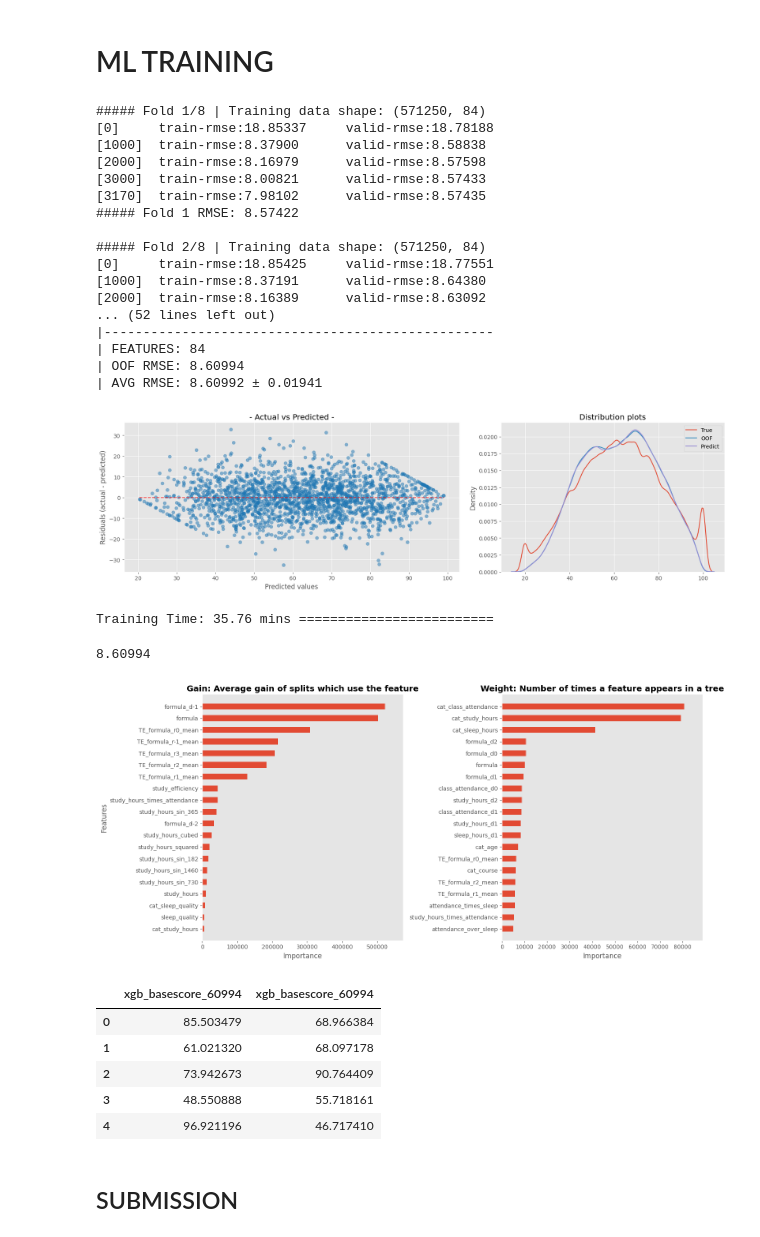
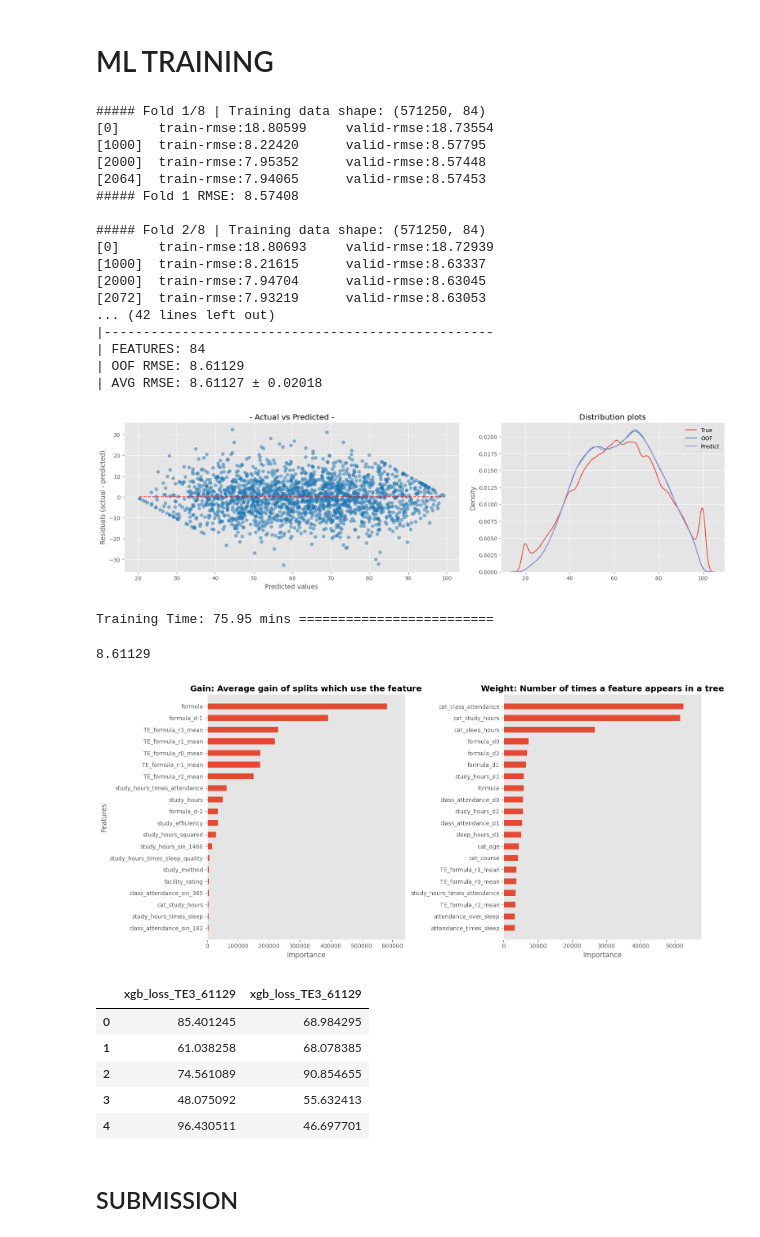
Before and after one commit to coded-sly/ps6e1-Student-Test-Score, a Jupyter notebook: ps6e1-xgb-orig-basescore.ipynb, the cells around one changed output. Cells and saved outputs as stored; diff of their text form; code cells hidden in the pictures.

Commit message:
Kaggle Notebook | ps6e1 | XGB | Orig+BaseScore | ⬆️ v1_lossguide_TE3

```diff
--- a/ps6e1-xgb-orig-basescore.ipynb
+++ b/ps6e1-xgb-orig-basescore.ipynb
@@ -830,12 +830,12 @@ for i, (train_idx, val_idx) in enumerate(kf.split(X)):
         # ---------------------------------------
         'objective': 'reg:squarederror',
         'eval_metric': "rmse",
-        'learning_rate': 0.005,
-        'subsample': 0.85,
+        'learning_rate': 0.008,
+        'subsample': 0.8,
         'colsample_bytree': 0.35,
         'reg_lambda': 3.0,
         # 'reg_alpha': 1.5, # disable for lossguide
-        'min_child_weight': 10,
+        'min_child_weight': 5,
         # 'max_cat_to_onehot': 9,
         'random_state': SEED,
         'verbosity': 0,
@@ -885,53 +885,53 @@ display = PredictionErrorDisplay.from_predictions(
     pd.Series(y), oof_preds, ax=axs[0], subsample=2000,
     # kind = "actual_vs_predicted",
     scatter_kwargs={"alpha": 0.5}, line_kwargs={'color': 'r'},
         )
 axs[0].set_title(f"- Actual vs Predicted -")
 
 LABELS = ['True', 'OOF', 'Predict']
 sns.kdeplot(y, ax=axs[1], label=LABELS[0])
 sns.kdeplot(oof_preds, ax=axs[1], label=LABELS[1])
 sns.kdeplot(test_preds, ax=axs[1], label=LABELS[2])
 axs[1].set_title(f"Distribution plots")
 
 for ax in axs:
     # ax.grid(False)
     ax.spines['top'].set_visible(False)
     ax.spines['right'].set_visible(False)
 
 plt.legend()
 plt.tight_layout()
 plt.show()
 
 tok = time()
 tiktok = (tok-tik) / 60
 print(f"Training Time: {tiktok:.2f} mins {'='*25}")
 # %% [output]
 ##### Fold 1/8 | Training data shape: (571250, 84)
-[0]     train-rmse:18.85337     valid-rmse:18.78188
-[1000]  train-rmse:8.37900      valid-rmse:8.58838
-[2000]  train-rmse:8.16979      valid-rmse:8.57598
-[3000]  train-rmse:8.00821      valid-rmse:8.57433
-[3170]  train-rmse:7.98102      valid-rmse:8.57435
-##### Fold 1 RMSE: 8.57422
+[0]     train-rmse:18.80599     valid-rmse:18.73554
+[1000]  train-rmse:8.22420      valid-rmse:8.57795
+[2000]  train-rmse:7.95352      valid-rmse:8.57448
+[2064]  train-rmse:7.94065      valid-rmse:8.57453
+##### Fold 1 RMSE: 8.57408
 
 ##### Fold 2/8 | Training data shape: (571250, 84)
-[0]     train-rmse:18.85425     valid-rmse:18.77551
-[1000]  train-rmse:8.37191      valid-rmse:8.64380
-[2000]  train-rmse:8.16389      valid-rmse:8.63092
-... (52 lines left out)
+[0]     train-rmse:18.80693     valid-rmse:18.72939
+[1000]  train-rmse:8.21615      valid-rmse:8.63337
+[2000]  train-rmse:7.94704      valid-rmse:8.63045
+[2072]  train-rmse:7.93219      valid-rmse:8.63053
+... (42 lines left out)
 |--------------------------------------------------
 | FEATURES: 84
-| OOF RMSE: 8.60994
-| AVG RMSE: 8.60992 ± 0.01941
+| OOF RMSE: 8.61129
+| AVG RMSE: 8.61127 ± 0.02018
-[figure, old version]
+[figure, new version]
-Training Time: 35.76 mins =========================
+Training Time: 75.95 mins =========================
 # %%
 float(overall_score)
 # ORIG + base_score + 5folds + 0.1 + depth 8
 # lg=8.63745 || dw=8.63617
 # %% [output]
-8.60994
+8.61129
 # %%
 ## -- plot_shap --
 MAX = 20
@@ -957,20 +957,20 @@ for ax in axs:
 plt.tight_layout()
 plt.show()
 # %% [output]
-[figure, old version]
+[figure, new version]
 # %%
-n = f"xgb_basescore_" + f"{overall_score}".split('.')[1]
+n = f"xgb_loss_TE3_" + f"{overall_score}".split('.')[1]
 oof_final  = pd.DataFrame(oof_preds, columns=[n])
 test_final = pd.DataFrame(test_preds, columns=[n])
 
 pd.concat([oof_final, test_final], axis=1).head()
 # %% [output]
-|  | xgb_basescore_60994 | xgb_basescore_60994 |
-| 0 | 85.503479 | 68.966384 |
-| 1 | 61.021320 | 68.097178 |
-| 2 | 73.942673 | 90.764409 |
-| 3 | 48.550888 | 55.718161 |
-| 4 | 96.921196 | 46.717410 |
+|  | xgb_loss_TE3_61129 | xgb_loss_TE3_61129 |
+| 0 | 85.401245 | 68.984295 |
+| 1 | 61.038258 | 68.078385 |
+| 2 | 74.561089 | 90.854655 |
+| 3 | 48.075092 | 55.632413 |
+| 4 | 96.430511 | 46.697701 |
 # %% [markdown]
 ## SUBMISSION
 # %%
```
Also changed, not shown: parts of 4 cells of this notebook.
